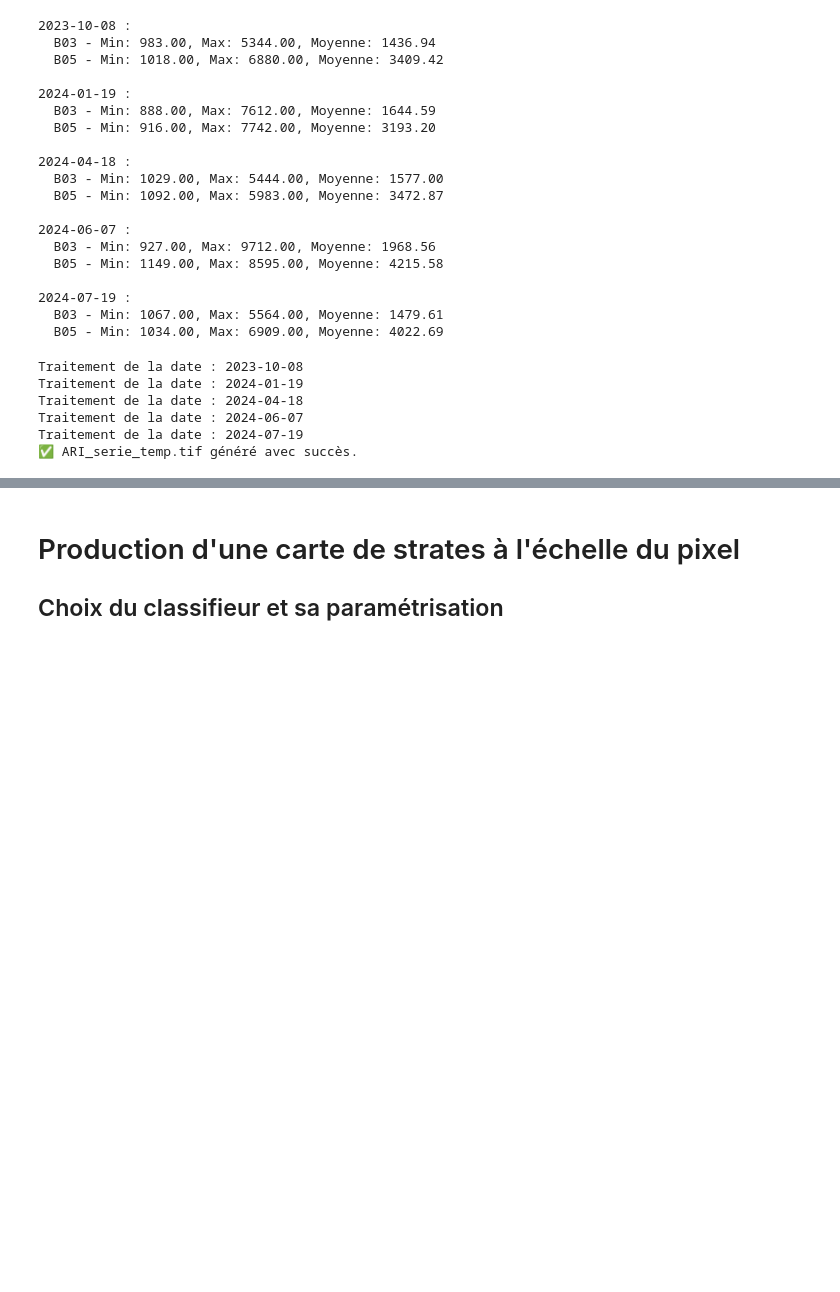
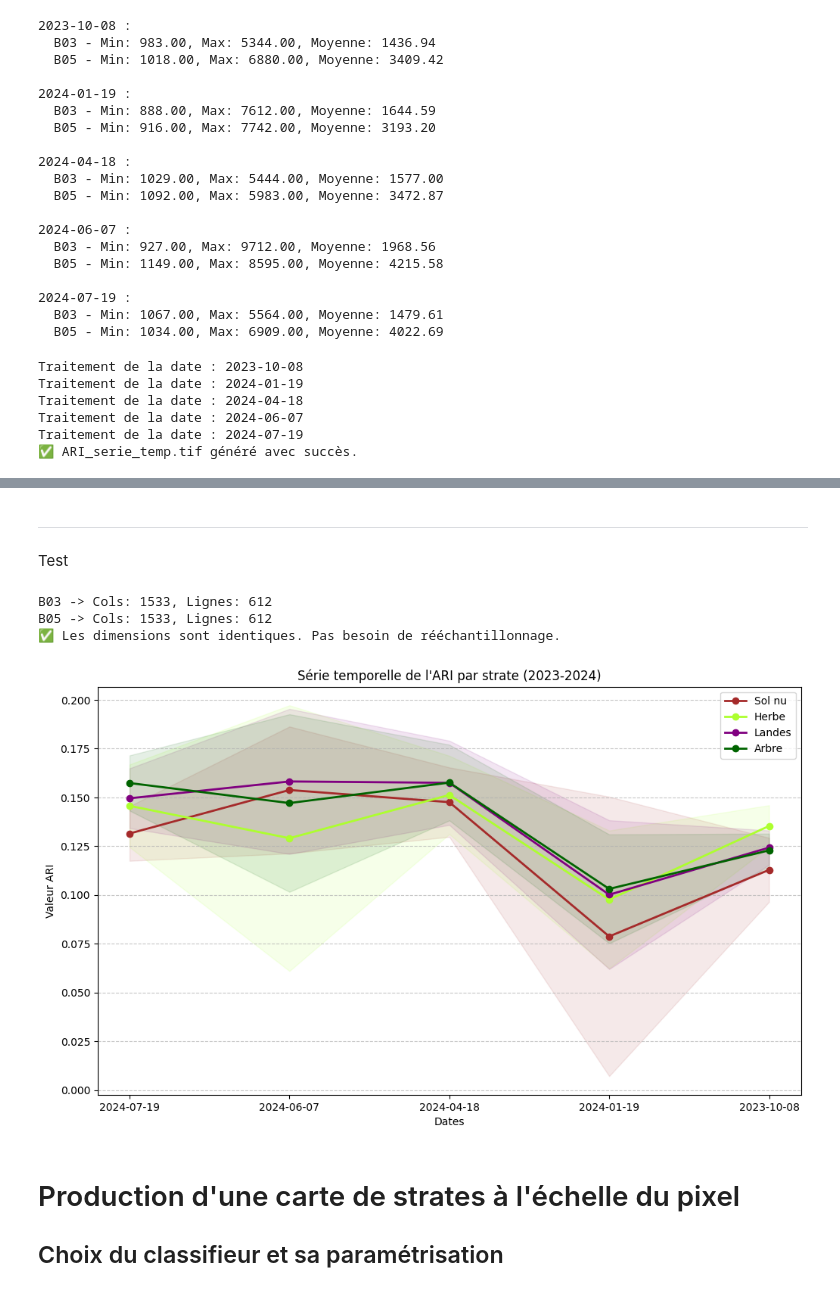
Before and after one commit to auzimmer/Projet_teledetection, a Jupyter notebook: projet_telea_ZIMMER_AUDREY.ipynb, the cells around one changed output, grey strips where cells are left out. Saved outputs shown, nothing was run; the diff lists cells and outputs as text; code cells hidden in the pictures; blank space fills up the shorter version.

```diff
--- a/projet_telea_ZIMMER_AUDREY.ipynb
+++ b/projet_telea_ZIMMER_AUDREY.ipynb
@@ -1130,0 +2200,22 @@ Traitement de la date : 2024-07-19
+# %% [markdown]
+---
+
+Test
+# %%
+path_b03 = f'/home/onyxia/work/data/projet_eval/bretagne_23-24_B03.tif'
+path_b05 = f'/home/onyxia/work/data/projet_eval/bretagne_23-24_B05.tif'
+
+ds_b03 = gdal.Open(path_b03)
+ds_b05 = gdal.Open(path_b05)
+
+print(f"B03 -> Cols: {ds_b03.RasterXSize}, Lignes: {ds_b03.RasterYSize}")
+print(f"B05 -> Cols: {ds_b05.RasterXSize}, Lignes: {ds_b05.RasterYSize}")
+
+if ds_b03.RasterXSize == ds_b05.RasterXSize:
+    print("✅ Les dimensions sont identiques. Pas besoin de rééchantillonnage.")
+else:
+    print("⚠️ Les dimensions sont différentes (Standard Sentinel-2).")
+# %% [output]
+B03 -> Cols: 1533, Lignes: 612
+B05 -> Cols: 1533, Lignes: 612
+✅ Les dimensions sont identiques. Pas besoin de rééchantillonnage.
@@ -1131,3 +2251,46 @@ Traitement de la date : 2024-07-19
+# %%
+dates = ['2024-07-19', '2024-06-07', '2024-04-18', '2024-01-19', '2023-10-08']
+classes = {1: "Sol nu", 2: "Herbe", 3: "Landes", 4: "Arbre"}
+colors = {1: "brown", 2: "greenyellow", 3: "purple", 4: "darkgreen"}
+
+plt.figure(figsize=(12, 7))
+
+for code, nom in classes.items():
+    means = []
+    stds = []
+
+    for i in range(len(dates)):
+        # On lit la bande correspondant à la date (index i+1 dans GDAL)
+        band_data = ds_ari.GetRasterBand(i + 1).ReadAsArray()
+
+        # Sélection des pixels de la classe 'code' qui ne sont pas des NoData (-9999)
+        valeurs_pixels = band_data[(mask_array == code) & (band_data != -9999)]
+
+        if valeurs_pixels.size > 0:
+            means.append(np.mean(valeurs_pixels))
+            stds.append(np.std(valeurs_pixels))
+        else:
+            means.append(np.nan)
+            stds.append(np.nan)
+
+    # Tracé de la ligne et de l'enveloppe d'écart-type
+    plt.plot(dates, means, label=nom, marker='o', color=colors[code], linewidth=2)
+    plt.fill_between(dates,
+                     np.array(means) - np.array(stds),
+                     np.array(means) + np.array(stds),
+                     color=colors[code], alpha=0.1)
+
+plt.title("Série temporelle de l'ARI par strate (2023-2024)")
+plt.xlabel("Dates")
+plt.ylabel("Valeur ARI")
+plt.legend()
+plt.grid(axis='y', linestyle='--', alpha=0.7)
+
+# Enregistrement
+plt.savefig(os.path.join(figure_path, "ARI_series.png"))
+plt.show()
+# %% [output]
+[figure, added]
 # %% [markdown]
 # Production d'une carte de strates à l'échelle du pixel
 ## Choix du classifieur et sa paramétrisation
```
Also changed, not shown: parts of 34 cells of this notebook.
